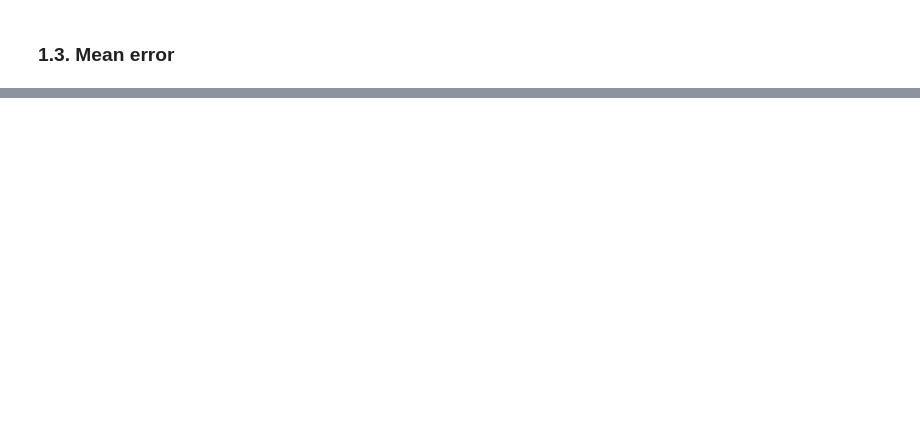
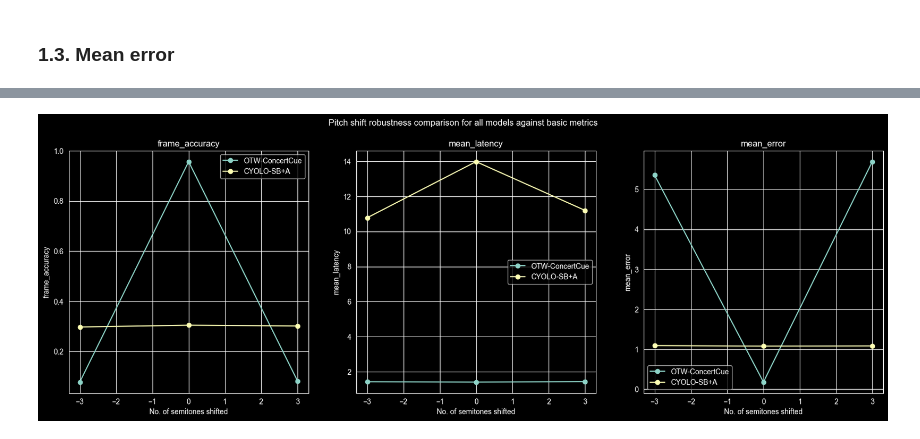
Before and after one commit to bkisly/score-following-eval, a Jupyter notebook: notebooks/experiments.ipynb, the cells around one changed output, grey strips where cells are left out. Drawn from its saved outputs; the diff is of its cells as text; code cells hidden in the pictures; blank space fills up the shorter version.

```diff
--- a/notebooks/experiments.ipynb
+++ b/notebooks/experiments.ipynb
@@ -127,0 +177,19 @@ plt.show()
+# %%
+fig, axes = plt.subplots(nrows=1, ncols=3, figsize=(20, 6))
+
+for i, metric_key in enumerate(BASIC_METRICS):
+    axes[i].set_title(metric_key.value)
+    axes[i].set_xlabel("No. of semitones shifted")
+    axes[i].set_ylabel(metric_key.value)
+
+    for model_name in pitch_results:
+        l, v = extract_labels_and_values_for_experiment_variations(pitch_results[model_name], metric_key)
+        axes[i].plot(l, v, label=model_name, marker="o")
+
+    axes[i].legend()
+
+fig.suptitle("Pitch shift robustness comparison for all models against basic metrics")
+fig.show()
+fig.savefig(os.path.join(FIGURES_OUTPUT, "2.2_pitch.png"))
+# %% [output]
+[figure, added]
```
Also changed, not shown: parts of 12 cells of this notebook, 1 other file.
